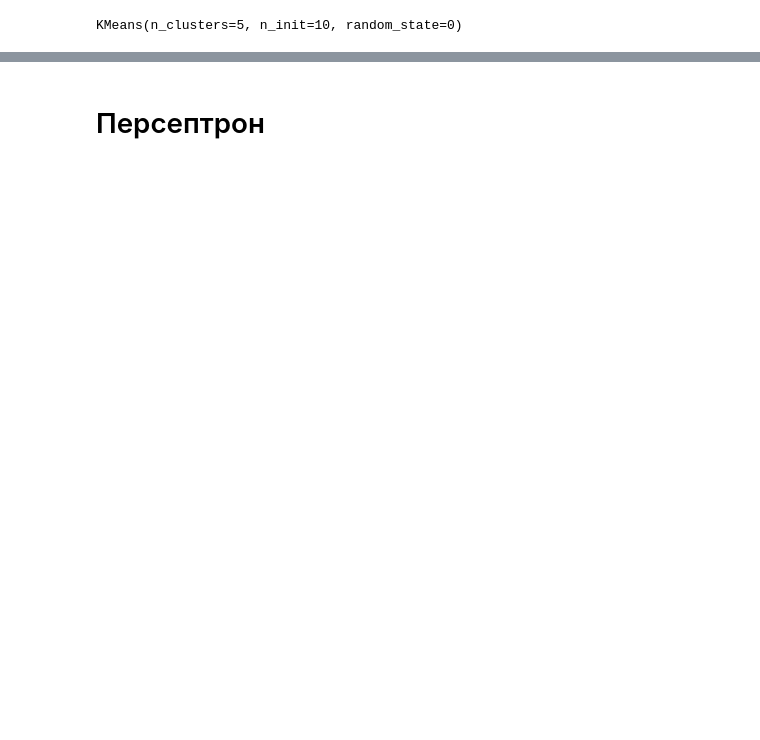
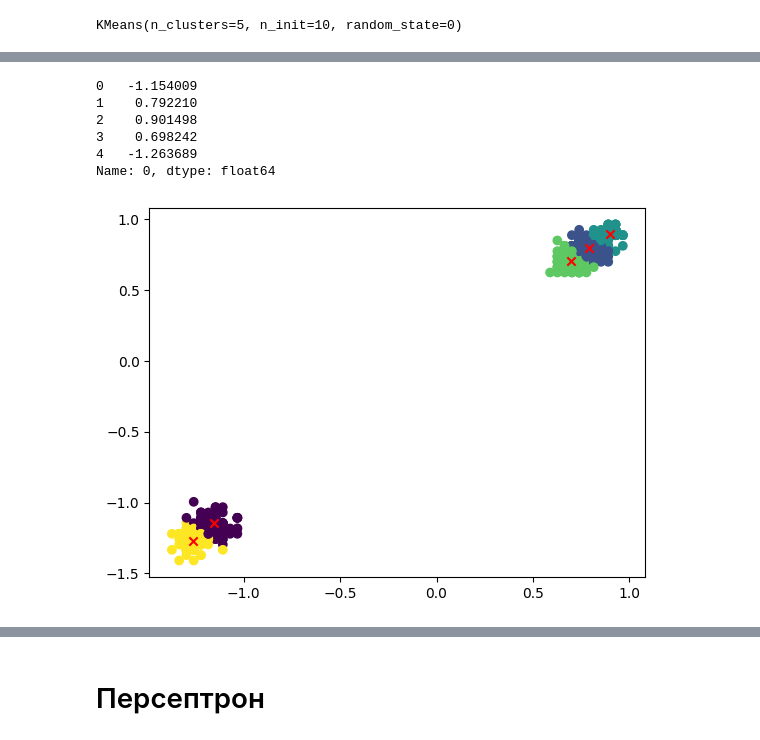
Before and after one commit to MorozovDesu/neural_network_technologies, a Jupyter notebook: "Нейросетевые_технологии_1_Лаба_ipynb".ipynb, the cells around one changed output, grey strips where cells are left out. Cells and saved outputs as stored; diff of their text form; code cells hidden in the pictures; blank space fills up the shorter version.

```diff
--- a/"Нейросетевые_технологии_1_Лаба_ipynb".ipynb
+++ b/"Нейросетевые_технологии_1_Лаба_ipynb".ipynb
@@ -207,3 +186,22 @@ fig.show()
+# %%
+# Импортируем класс KMeans из библиотеки scikit-learn для кластеризации данных.
+# Создаем двумерный рассеянный график
+plt.scatter(standart_df[0], standart_df[1], c=kmeans.labels_)
+
+# Добавляем точки для центров кластеров (df_cluster_centers)
+plt.scatter(df_cluster_centers[0], df_cluster_centers[1], c='red', marker='x')
+
+print(df_cluster_centers[0])
+# Показываем график
+plt.show()
+# %% [output]
+0   -1.154009
+1    0.792210
+2    0.901498
+3    0.698242
+4   -1.263689
+Name: 0, dtype: float64
+[figure, added]
 # %%
 from sklearn.model_selection import train_test_split
 
```
Also changed, not shown: parts of 13 cells of this notebook.
